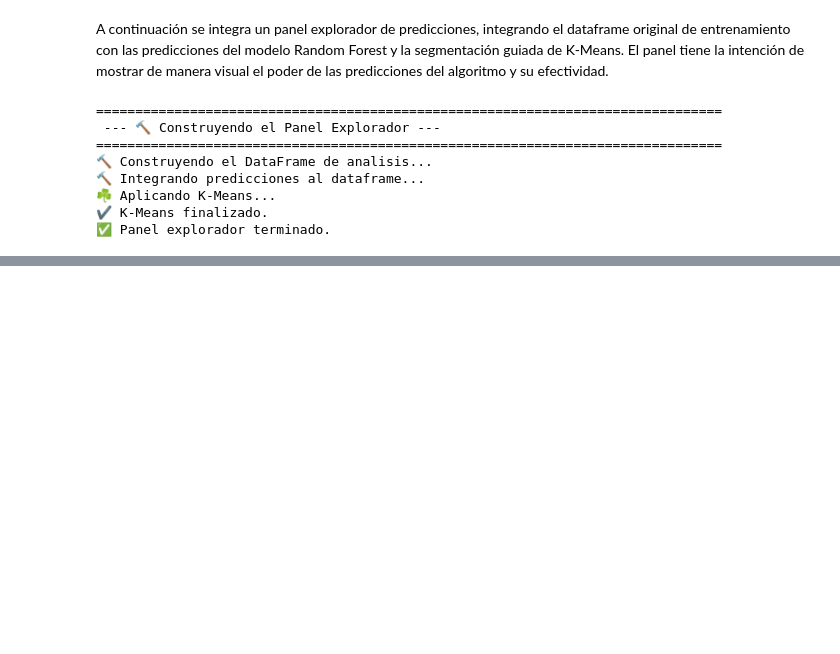
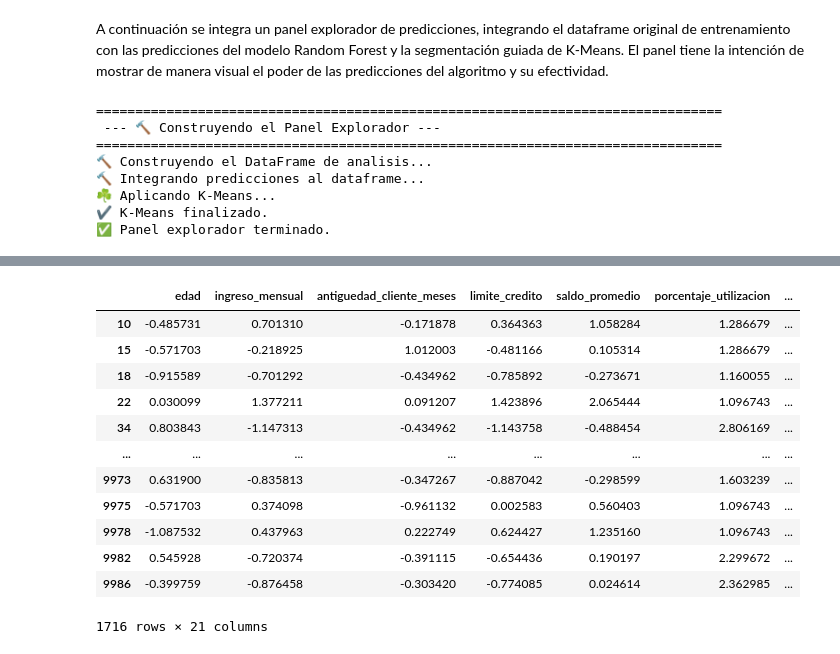
Before and after one commit to RamRider89/aplicaciones-ciencia-datos, a Jupyter notebook: actividades/evidencia-1/Evidencia_1_Carlos_Duarte.ipynb, the cells around one changed output, grey strips where cells are left out. Drawn from its saved outputs; the diff is of its cells as text; code cells hidden in the pictures; blank space fills up the shorter version.

```diff
--- a/actividades/evidencia-1/Evidencia_1_Carlos_Duarte.ipynb
+++ b/actividades/evidencia-1/Evidencia_1_Carlos_Duarte.ipynb
@@ -1335,0 +1454,16 @@ fig.show()
+# %%
+df_final_preparado[df_final_preparado['porcentaje_utilizacion'] > 1.0]
+# %% [output]
+|  | edad | ingreso_mensual | antiguedad_cliente_meses | limite_credito | saldo_promedio | porcentaje_utilizacion | ... |
+| 10 | -0.485731 | 0.701310 | -0.171878 | 0.364363 | 1.058284 | 1.286679 | ... |
+| 15 | -0.571703 | -0.218925 | 1.012003 | -0.481166 | 0.105314 | 1.286679 | ... |
+| 18 | -0.915589 | -0.701292 | -0.434962 | -0.785892 | -0.273671 | 1.160055 | ... |
+| 22 | 0.030099 | 1.377211 | 0.091207 | 1.423896 | 2.065444 | 1.096743 | ... |
+| 34 | 0.803843 | -1.147313 | -0.434962 | -1.143758 | -0.488454 | 2.806169 | ... |
+| ... | ... | ... | ... | ... | ... | ... | ... |
+| 9973 | 0.631900 | -0.835813 | -0.347267 | -0.887042 | -0.298599 | 1.603239 | ... |
+| 9975 | -0.571703 | 0.374098 | -0.961132 | 0.002583 | 0.560403 | 1.096743 | ... |
+| 9978 | -1.087532 | 0.437963 | 0.222749 | 0.624427 | 1.235160 | 1.096743 | ... |
+| 9982 | 0.545928 | -0.720374 | -0.391115 | -0.654436 | 0.190197 | 2.299672 | ... |
+| 9986 | -0.399759 | -0.876458 | -0.303420 | -0.774085 | 0.024614 | 2.362985 | ... |
+1716 rows × 21 columns
```
Also changed, not shown: parts of 14 cells of this notebook, 1 other file.
